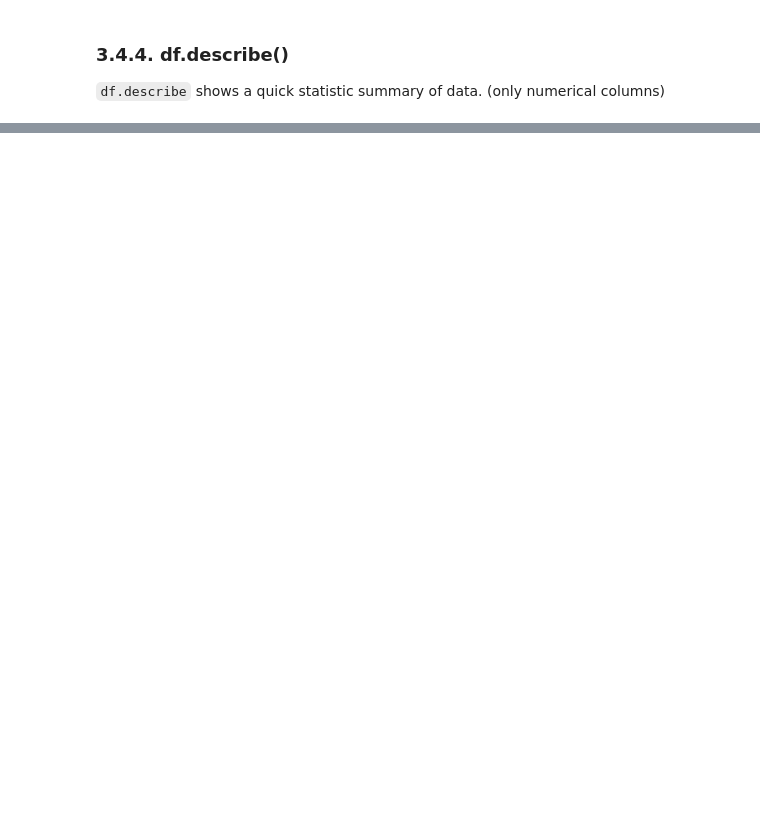
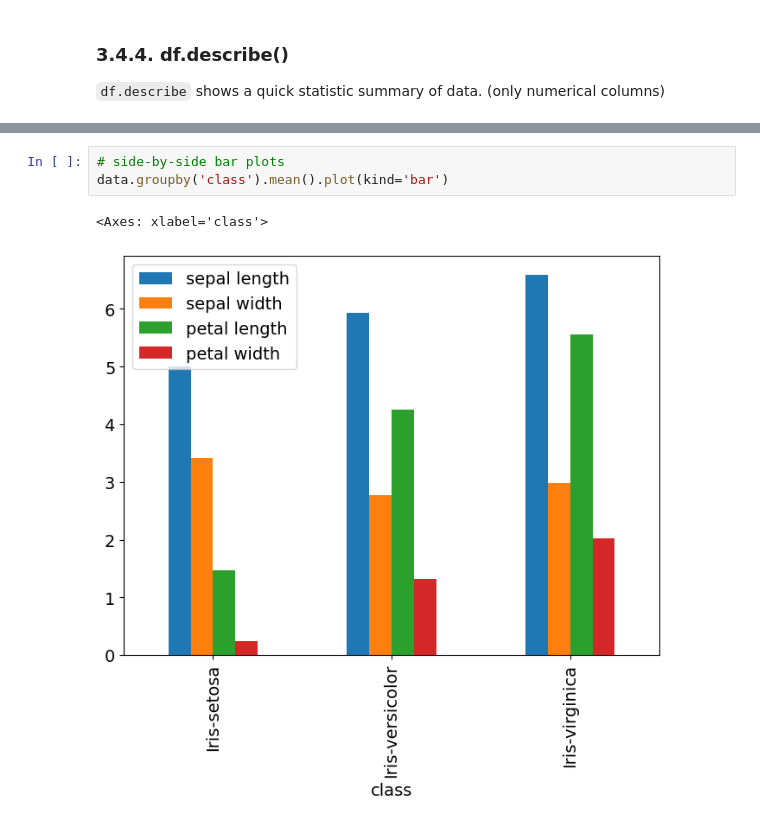
Before and after one commit to andymogul/BA_python_tutorial, a Jupyter notebook: statistics_lab.ipynb, the cells around one changed output, grey strips where cells are left out. Drawn from its saved outputs; the diff is of its cells as text; blank space fills up the shorter version.

```diff
--- a/statistics_lab.ipynb
+++ b/statistics_lab.ipynb
@@ -986,0 +1421,6 @@ df.describe()
+# %%
+# side-by-side bar plots
+data.groupby('class').mean().plot(kind='bar')
+# %% [output]
+<Axes: xlabel='class'>
+[figure, added]
```
Also changed, not shown: parts of 114 cells of this notebook, 4 other files.
